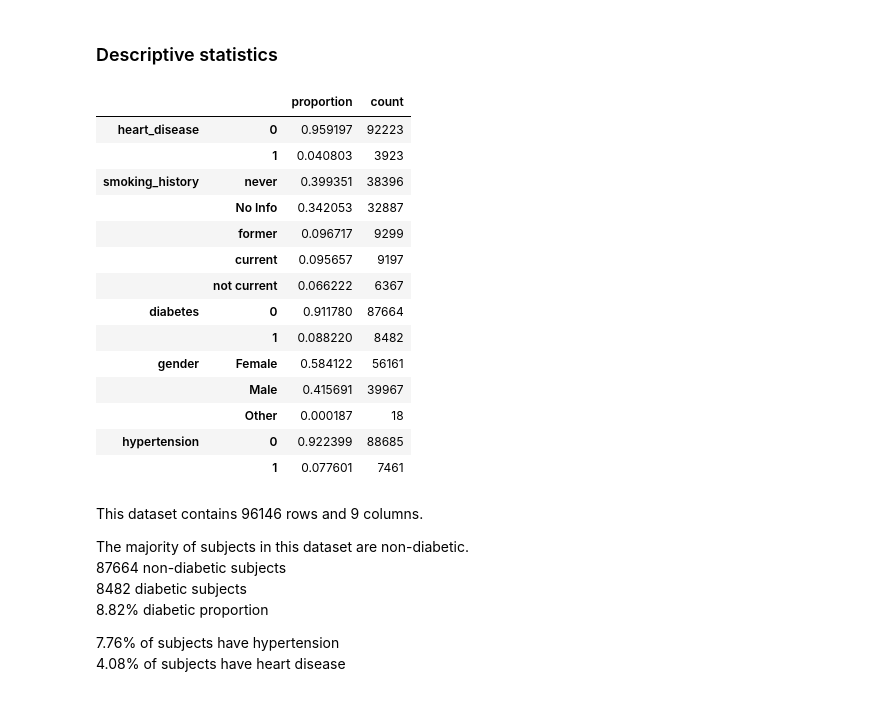
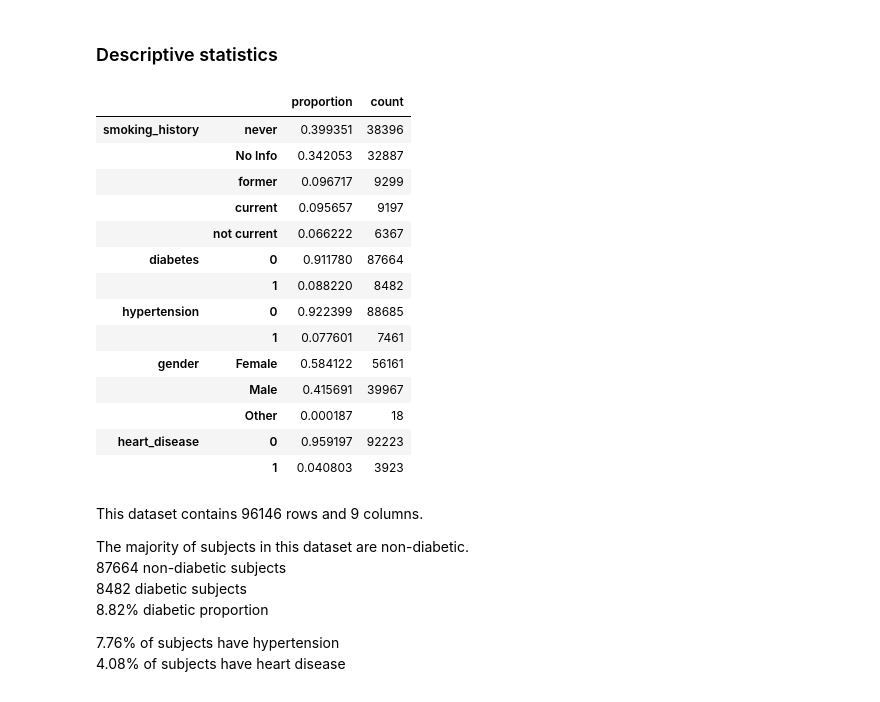
Before and after one commit to pwoosam/aai-500-diabetes-prediction, a Jupyter notebook: notebooks/datacleaning_and_eda.ipynb, the cells around one changed output. Cells and saved outputs as stored; diff of their text form; code cells hidden in the pictures.

```diff
--- a/notebooks/datacleaning_and_eda.ipynb
+++ b/notebooks/datacleaning_and_eda.ipynb
@@ -37,28 +37,34 @@ df.head(20)
 # Make a dataframe to count the null, na, and negative values
 invalid_values = pd.DataFrame()
 for col in df.columns:
-    if df[col].dtype in ['int64', 'float64']:
-      invalid_values[col] = [df[col].isnull().sum(), df[col].isna().sum(), (df[col] < 0).sum()]
+    if df[col].dtype in ["int64", "float64"]:
+        invalid_values[col] = [
+            df[col].isnull().sum(),
+            df[col].isna().sum(),
+            (df[col] < 0).sum(),
+        ]
     else:
-      invalid_values[col] = [df[col].isnull().sum(), df[col].isna().sum(), np.NaN]
-invalid_values.index = ['Null count', 'NaN count', 'Negative count']
+        invalid_values[col] = [df[col].isnull().sum(), df[col].isna().sum(), np.NaN]
+invalid_values.index = ["Null count", "NaN count", "Negative count"]
 
 display(invalid_values)
-print('There are no null, NaN, or negative values in the dataset that need cleaning.\n')
+print("There are no null, NaN, or negative values in the dataset that need cleaning.\n")
 
-print(f'Duplicated Rows: {df.duplicated().sum()}')
+print(f"Duplicated Rows: {df.duplicated().sum()}")
 # There are 3854 duplicate rows, let's drop them
 df_clean = df.drop_duplicates()
 
 # There are 3998 "ever" values in the 'smoking_history' column, this looks like a typo
 # So let's replace it with 'never'
-print(f'''
+print(
+    f"""
 There are {len(df_clean[df_clean['smoking_history'] == 'ever'])} "ever" values in the smoking_history column.
 This looks like a typo, so we will replace it with "never".
-''')
-df_clean.loc[df_clean['smoking_history'] == 'ever', 'smoking_history'] = 'never'
+"""
+)
+df_clean.loc[df_clean["smoking_history"] == "ever", "smoking_history"] = "never"
 
-print(f'There are {len(df_clean)} clean rows left after dropping duplicates.')
+print(f"There are {len(df_clean)} clean rows left after dropping duplicates.")
 # %% [output]
 |  | gender | age | hypertension | heart_disease | smoking_history | bmi | HbA1c_level | ... |
 | Null count | 0.0 | 0 | 0 | 0 | 0.0 | 0 | 0 | ... |
@@ -75,7 +81,9 @@ There are 96146 clean rows left after dropping duplicates.
 # %% [markdown]
 ### Preprocess data into numerical and categorical features
 # %%
-categorical_columns = set(['diabetes', 'heart_disease', 'hypertension', 'gender', 'smoking_history'])
+categorical_columns = set(
+    ["diabetes", "heart_disease", "hypertension", "gender", "smoking_history"]
+)
 df_quantitative_columns = set(df_clean.columns).difference(set(categorical_columns))
 df_quantitative = df_clean[list(df_quantitative_columns)]
 df_categorical = df_clean[list(categorical_columns)]
@@ -85,20 +93,25 @@ df_categorical = df_clean[list(categorical_columns)]
 ### Descriptive statistics
 # %%
 # Creating a dictionary to store the labeled dataframes
-categorical_summary_dfs = {col: pd.concat([
-    df_categorical[col].value_counts(normalize=True),
-    df_categorical[col].value_counts()
-], axis=1, keys=['proportion', 'count']) for col in df_categorical}
+categorical_summary_dfs = {
+    col: pd.concat(
+        [
+            df_categorical[col].value_counts(normalize=True),
+            df_categorical[col].value_counts(),
+        ],
+        axis=1,
+        keys=["proportion", "count"],
+    )
+    for col in df_categorical
+}
 
 # Concatenating along axis=0 with keys as column labels
 categorical_summary_df = pd.concat(categorical_summary_dfs, axis=0)
 
 # Displaying the dataframe
 display(categorical_summary_df)
 # %% [output]
 |  |  | proportion | count |
-| heart_disease | 0 | 0.959197 | 92223 |
-|  | 1 | 0.040803 | 3923 |
 | smoking_history | never | 0.399351 | 38396 |
 |  | No Info | 0.342053 | 32887 |
 |  | former | 0.096717 | 9299 |
@@ -106,9 +119,11 @@ display(categorical_summary_df)
 |  | not current | 0.066222 | 6367 |
 | diabetes | 0 | 0.911780 | 87664 |
 |  | 1 | 0.088220 | 8482 |
+| hypertension | 0 | 0.922399 | 88685 |
+|  | 1 | 0.077601 | 7461 |
 | gender | Female | 0.584122 | 56161 |
 |  | Male | 0.415691 | 39967 |
 |  | Other | 0.000187 | 18 |
-| hypertension | 0 | 0.922399 | 88685 |
-|  | 1 | 0.077601 | 7461 |
+| heart_disease | 0 | 0.959197 | 92223 |
+|  | 1 | 0.040803 | 3923 |
 # %%
```
Also changed, not shown: parts of 12 cells of this notebook, 1 other file.
